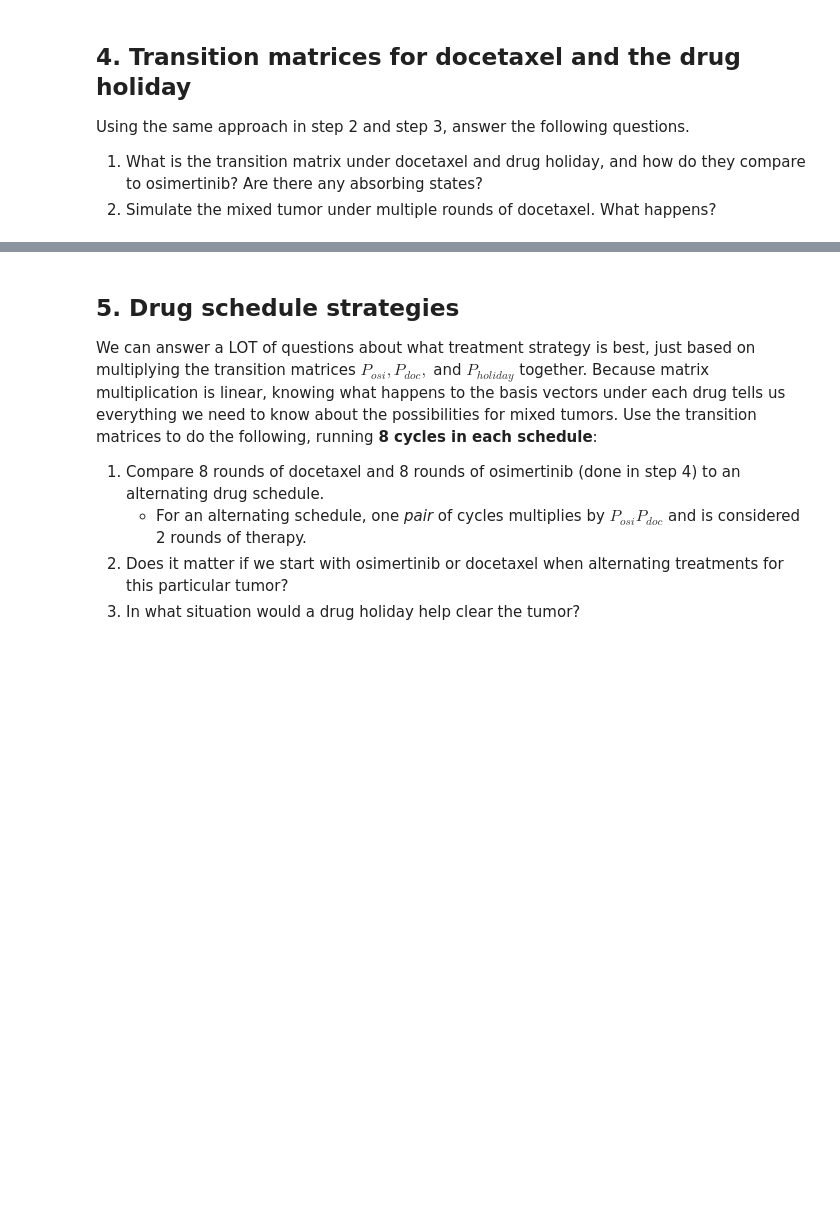
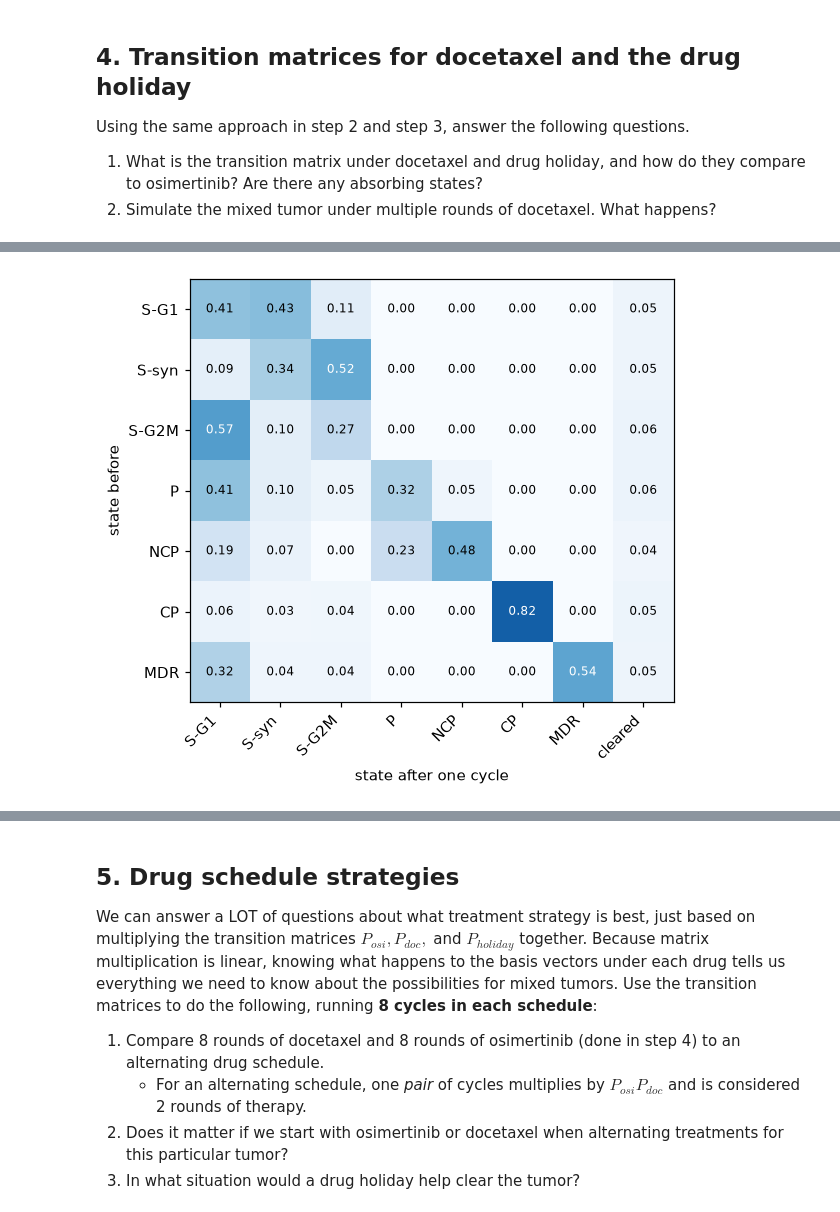
Before and after one commit to ajkrays/UU_F26_templates, a Jupyter notebook: Week10/thursday_lab/Lab09_markov_chain.ipynb, the cells around one changed output, grey strips where cells are left out. Saved outputs shown, nothing was run; the diff lists cells and outputs as text; code cells hidden in the pictures; blank space fills up the shorter version.

```diff
--- a/Week10/thursday_lab/Lab09_markov_chain.ipynb
+++ b/Week10/thursday_lab/Lab09_markov_chain.ipynb
@@ -251,0 +425,4 @@ P_holiday = ...   # TODO
+# %%
+show_matrix(P_hol)
+# %% [output]
+[figure, added]
```
Also changed, not shown: parts of 119 cells of this notebook.
